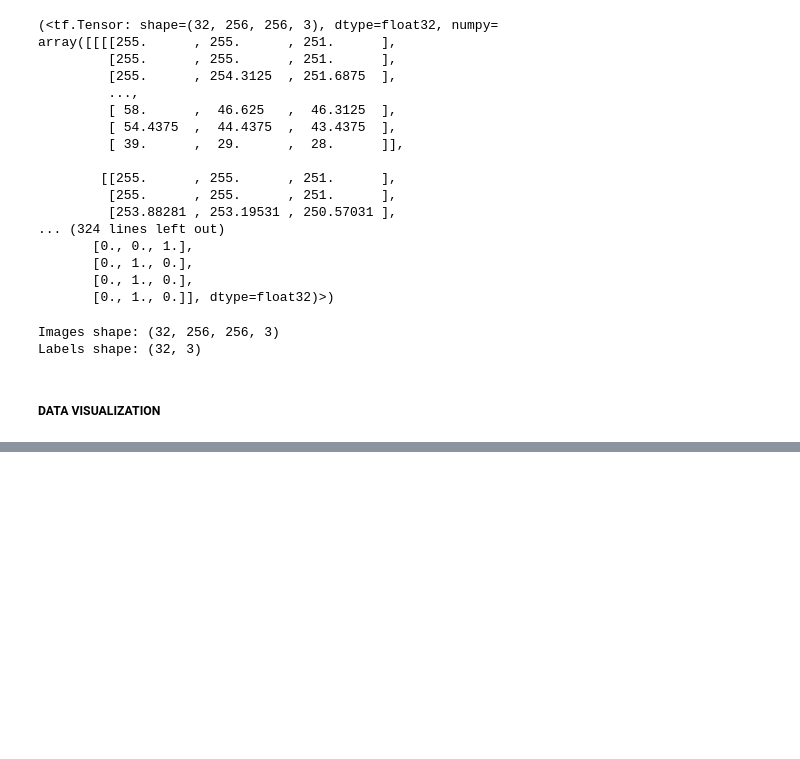
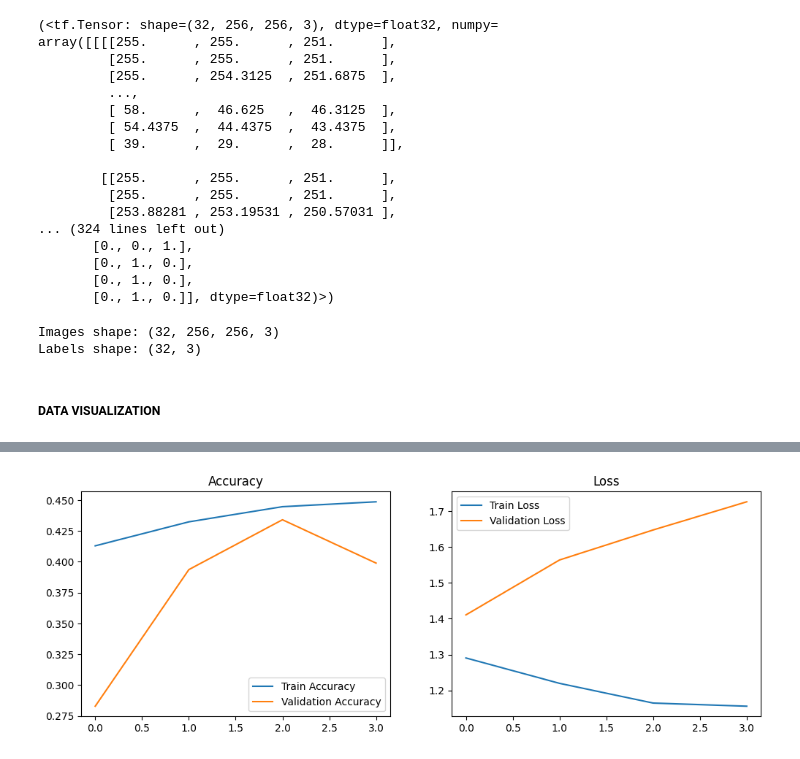
Before and after one commit to mvpinzon/Emotion-Recognition, a Jupyter notebook: Emotion Recognition.ipynb, the cells around one changed output, grey strips where cells are left out. Saved outputs shown, nothing was run; the diff lists cells and outputs as text; code cells hidden in the pictures; blank space fills up the shorter version.

Commit message:
intento 1 con emotions

```diff
--- a/Emotion Recognition.ipynb
+++ b/Emotion Recognition.ipynb
@@ -561,0 +255,25 @@ KeyboardInterrupt:
+# %%
+early_stopping = tf.keras.callbacks.EarlyStopping(monitor="val_loss", patience=5, restore_best_weights=True)
+# %%
+# Compilar el modelo
+lenet_model.compile(
+    optimizer=Adam(learning_rate=CONFIGURATION['LEARNING_RATE']),
+    loss=loss_function,
+    metrics=metrics
+)
+
+# Prefetching de los datos para un mejor rendimiento
+training_dataset = train_dataset.prefetch(tf.data.AUTOTUNE)
+validation_dataset = val_dataset.prefetch(tf.data.AUTOTUNE)
+
+# Entrenar el modelo
+history = lenet_model.fit(
+    training_dataset,
+    validation_data=validation_dataset,
+    epochs=CONFIGURATION['N_EPOCHS'],
+    verbose=1,
+    callbacks=[early_stopping]
+)
+
+# Guardar el modelo en formato .keras
+lenet_model.save("best_emotions_model.keras")
@@ -561,0 +283,17 @@ KeyboardInterrupt:
+# %%
+# Visualización de las métricas de entrenamiento y validación
+plt.figure(figsize=(12, 4))
+plt.subplot(1, 2, 1)
+plt.plot(history.history['accuracy'], label='Train Accuracy')
+plt.plot(history.history['val_accuracy'], label='Validation Accuracy')
+plt.legend()
+plt.title('Accuracy')
+
+plt.subplot(1, 2, 2)
+plt.plot(history.history['loss'], label='Train Loss')
+plt.plot(history.history['val_loss'], label='Validation Loss')
+plt.legend()
+plt.title('Loss')
+plt.show()
+# %% [output]
+[figure, added]
```
Also changed, not shown: parts of 33 cells of this notebook.
